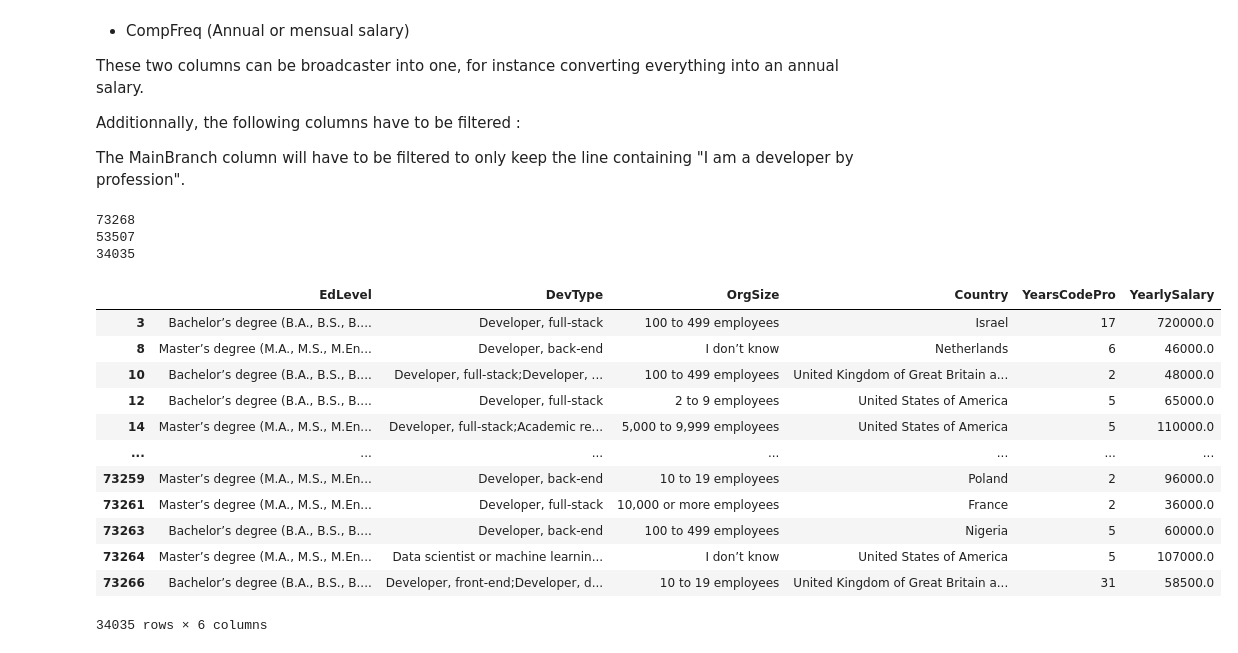
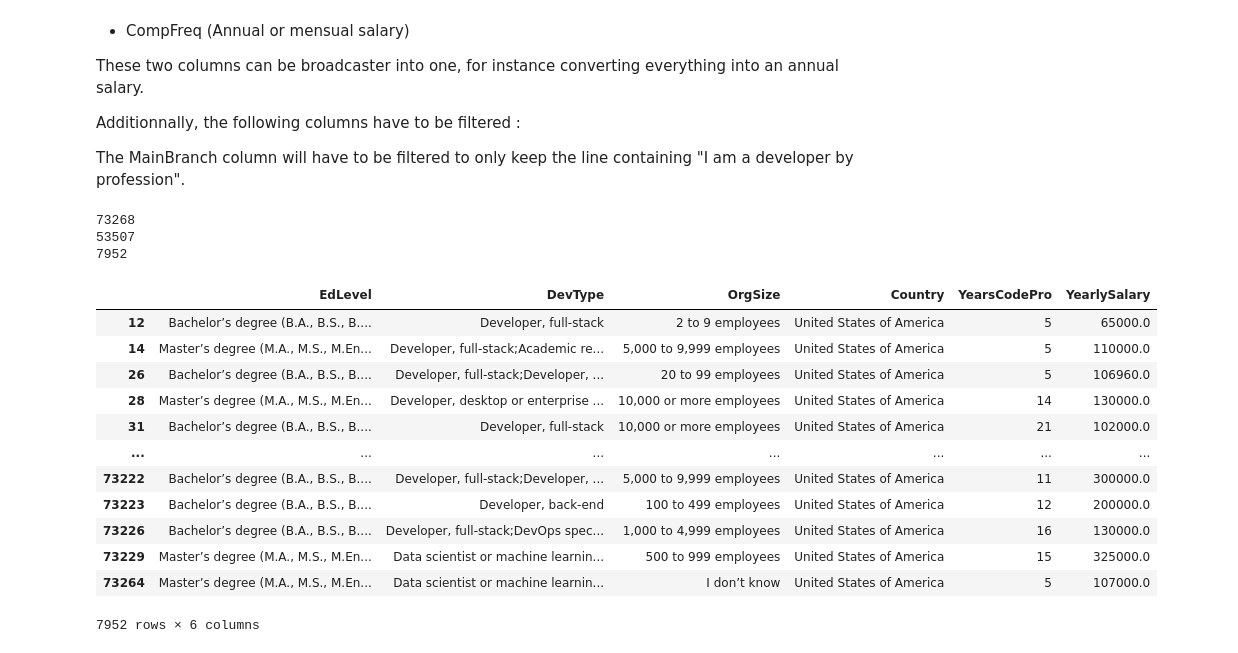
Before and after one commit to alphasigma25/VI-2022, a Jupyter notebook: data-engineering.ipynb, the cells around one changed output. Drawn from its saved outputs; the diff is of its cells as text; code cells hidden in the pictures.

```diff
--- a/data-engineering.ipynb
+++ b/data-engineering.ipynb
@@ -48,49 +48,54 @@ The MainBranch column will have to be filtered to only keep the line containing
 print(len(df))
 df_filtered = df[df['MainBranch'].str.contains("I am a developer by profession")]
 print(len(df_filtered))
+
+# Also filter to only keep American developers
+df_filtered = df_filtered[df_filtered['Country'].str.contains("America")]
 
 selectedInput = [
     'EdLevel',
     'DevType',
     'OrgSize',
     'Country',
     'YearsCodePro'
 ]
 selectedOutput = [
     'CompTotal',
     'CompFreq'
 ]
 
 df_features = df_filtered[selectedInput + selectedOutput]
 # Remove row that have NaN salary
 df_features = df_features[df_features['CompTotal'].notna()]
 df_features = df_features[df_features['CompFreq'].notna()]
 
 # Convert monthly salary to yearly, then drop the CompTotal and CompFreq columns
 df_features['YearlySalary'] = df_features.apply(lambda row: float(row['CompTotal']) * 12 if row['CompFreq'] == "Monthly" else row['CompTotal'], axis=1)
 df_features = df_features.drop(['CompTotal', 'CompFreq'] , axis=1)
 
 # Filter outliers
+min_yearly_salary = 0
 max_yearly_salary = 1e7
+df_features = df_features.loc[df_features['YearlySalary'] > min_yearly_salary]
 df_features = df_features.loc[df_features['YearlySalary'] < max_yearly_salary]
 
 print(len(df_features))
 
 df_features
 # %% [output]
 73268
 53507
-34035
+7952
 |  | EdLevel | DevType | OrgSize | Country | YearsCodePro | YearlySalary |
-| 3 | Bachelor’s degree (B.A., B.S., B.... | Developer, full-stack | 100 to 499 employees | Israel | 17 | 720000.0 |
-| 8 | Master’s degree (M.A., M.S., M.En... | Developer, back-end | I don’t know | Netherlands | 6 | 46000.0 |
-| 10 | Bachelor’s degree (B.A., B.S., B.... | Developer, full-stack;Developer, ... | 100 to 499 employees | United Kingdom of Great Britain a... | 2 | 48000.0 |
 | 12 | Bachelor’s degree (B.A., B.S., B.... | Developer, full-stack | 2 to 9 employees | United States of America | 5 | 65000.0 |
 | 14 | Master’s degree (M.A., M.S., M.En... | Developer, full-stack;Academic re... | 5,000 to 9,999 employees | United States of America | 5 | 110000.0 |
+| 26 | Bachelor’s degree (B.A., B.S., B.... | Developer, full-stack;Developer, ... | 20 to 99 employees | United States of America | 5 | 106960.0 |
+| 28 | Master’s degree (M.A., M.S., M.En... | Developer, desktop or enterprise ... | 10,000 or more employees | United States of America | 14 | 130000.0 |
+| 31 | Bachelor’s degree (B.A., B.S., B.... | Developer, full-stack | 10,000 or more employees | United States of America | 21 | 102000.0 |
 | ... | ... | ... | ... | ... | ... | ... |
-| 73259 | Master’s degree (M.A., M.S., M.En... | Developer, back-end | 10 to 19 employees | Poland | 2 | 96000.0 |
-| 73261 | Master’s degree (M.A., M.S., M.En... | Developer, full-stack | 10,000 or more employees | France | 2 | 36000.0 |
-| 73263 | Bachelor’s degree (B.A., B.S., B.... | Developer, back-end | 100 to 499 employees | Nigeria | 5 | 60000.0 |
+| 73222 | Bachelor’s degree (B.A., B.S., B.... | Developer, full-stack;Developer, ... | 5,000 to 9,999 employees | United States of America | 11 | 300000.0 |
+| 73223 | Bachelor’s degree (B.A., B.S., B.... | Developer, back-end | 100 to 499 employees | United States of America | 12 | 200000.0 |
+| 73226 | Bachelor’s degree (B.A., B.S., B.... | Developer, full-stack;DevOps spec... | 1,000 to 4,999 employees | United States of America | 16 | 130000.0 |
+| 73229 | Master’s degree (M.A., M.S., M.En... | Data scientist or machine learnin... | 500 to 999 employees | United States of America | 15 | 325000.0 |
 | 73264 | Master’s degree (M.A., M.S., M.En... | Data scientist or machine learnin... | I don’t know | United States of America | 5 | 107000.0 |
-| 73266 | Bachelor’s degree (B.A., B.S., B.... | Developer, front-end;Developer, d... | 10 to 19 employees | United Kingdom of Great Britain a... | 31 | 58500.0 |
-34035 rows × 6 columns
+7952 rows × 6 columns
```
Also changed, not shown: parts of 3 cells of this notebook.
